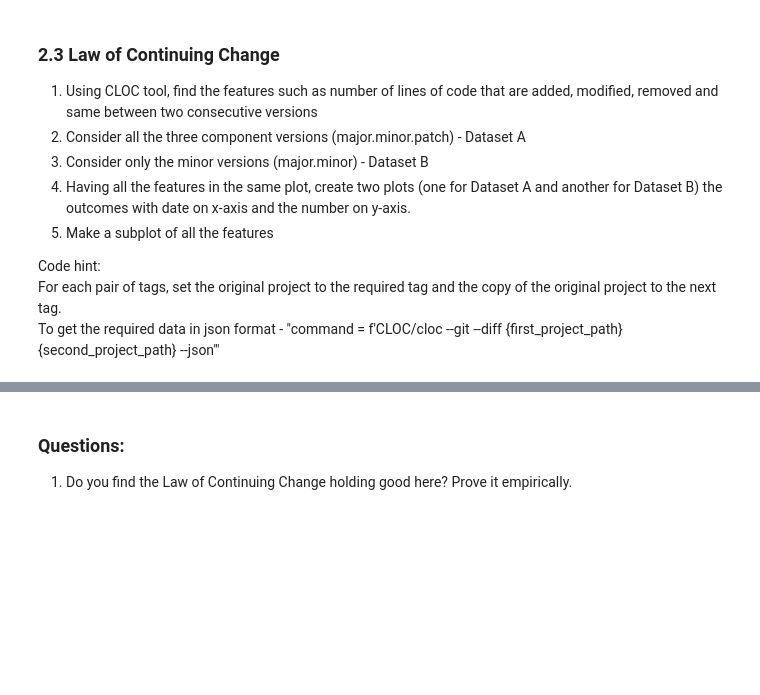
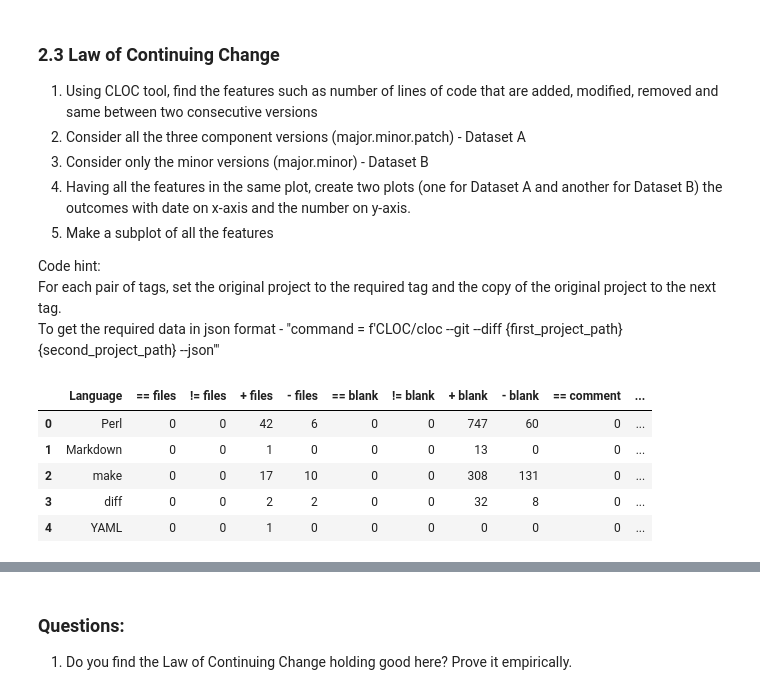
Before and after one commit to Randi-Dcht/Umons_Course2023_SoftwareEvolutionTP2, a Jupyter notebook: TP2_section2.ipynb, the cells around one changed output, grey strips where cells are left out. Cells and saved outputs as stored; diff of their text form; code cells hidden in the pictures; blank space fills up the shorter version.

```diff
--- a/TP2_section2.ipynb
+++ b/TP2_section2.ipynb
@@ -428,0 +419,11 @@ fig,axes = plt.subplots(2,2)
+# %%
+# cloc --git --diff ../../eucalyptus-1.4 ../../eucalyptus --csv --out=data_compare.csv
+df = pd.read_csv("/home/data/informatique/git/umons/LawsSofware/report/Umons_Course2023_SoftwareEvolutionTP2/data_compare.csv")
+df.head()
+# %% [output]
+|  | Language | == files | != files | + files | - files | == blank | != blank | + blank | - blank | == comment | ... |
+| 0 | Perl | 0 | 0 | 42 | 6 | 0 | 0 | 747 | 60 | 0 | ... |
+| 1 | Markdown | 0 | 0 | 1 | 0 | 0 | 0 | 13 | 0 | 0 | ... |
+| 2 | make | 0 | 0 | 17 | 10 | 0 | 0 | 308 | 131 | 0 | ... |
+| 3 | diff | 0 | 0 | 2 | 2 | 0 | 0 | 32 | 8 | 0 | ... |
+| 4 | YAML | 0 | 0 | 1 | 0 | 0 | 0 | 0 | 0 | 0 | ... |
```
Also changed, not shown: parts of 9 cells of this notebook.
